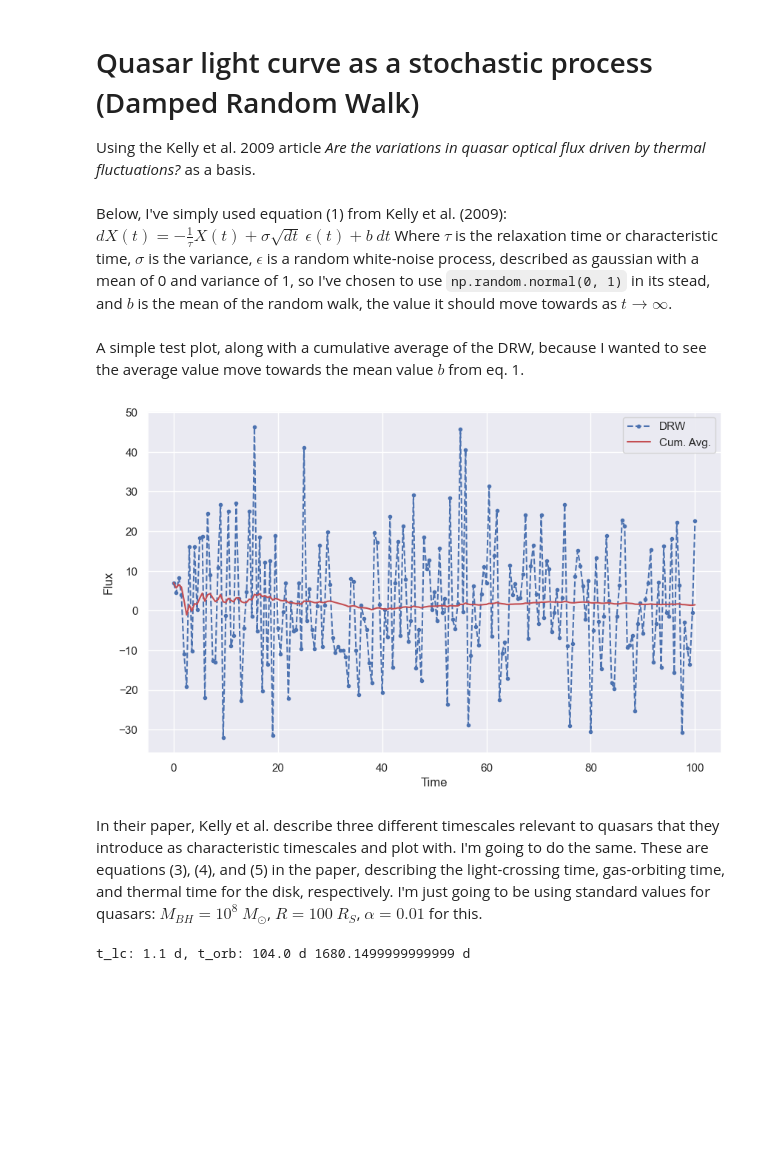
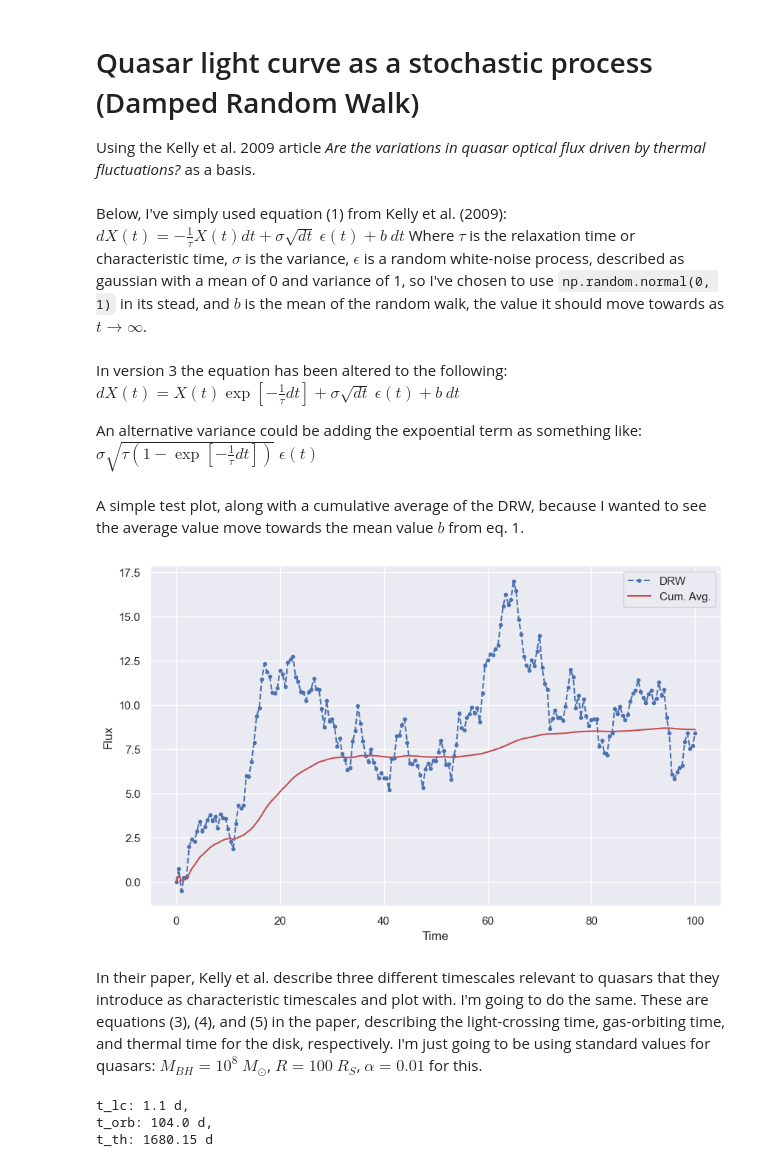
Before and after one commit to maliceious/MastersThesis, a Jupyter notebook: Damped Random Walk.ipynb, the cells around one changed output. Cells and saved outputs as stored; diff of their text form; code cells hidden in the pictures; blank space fills up the shorter version.

```diff
--- a/Damped Random Walk.ipynb
+++ b/Damped Random Walk.ipynb
@@ -9,7 +9,7 @@ seaborn.set_theme()
 # %% [markdown]
 Below, I've simply used equation (1) from Kelly et al. (2009):
 $\begin{equation}
-    dX(t) = -\frac{1}{\tau}X(t) + \sigma\sqrt{dt}\:\epsilon(t) + b\: dt
+    dX(t) = -\frac{1}{\tau}X(t)dt + \sigma\sqrt{dt}\:\epsilon(t) + b\: dt
 \end{equation}$
 Where $\tau$ is the relaxation time or characteristic time, $\sigma$ is the variance, $\epsilon$ is a random white-noise process, described as gaussian with a mean of 0 and variance of 1, so I've chosen to use `np.random.normal(0, 1)` in its stead, and $b$ is the mean of the random walk, the value it should move towards as $t\rightarrow\infty$.
 # %%
@@ -21,7 +21,6 @@ def drw_step(t, tau, sigma, b, x0=0.):
         t (array): the time series
         tau (float): relaxation time / characteristic time scale, origin in characteristic timescales for quasars
         sigma (float): variance
-        epsilon (float): random white noise (gaussian(?)). replaced with np.random.normal(0, 1) for a mean 0, variance 1 gaussian distribution.
         b (float): mean? unsure atm
         x0 (float): starting value
 
@@ -33,29 +32,46 @@ def drw_step(t, tau, sigma, b, x0=0.):
     x[0] = x0
     dt = np.diff(t)
 
+    # version 1: is not affected siginificantly by tau
+    # for i in range(1, len(t)):
+    #     x[i] = - tau**-1 * x[i-1] + sigma*np.sqrt(dt[i-1]) * np.random.normal(0, 1) + b*dt[i-1]
+
+    # version 2: I had forgotten the dt in the first term - this overflows rapidly
+    # for i in range(1, len(t)):
+    #     x[i] = (-x[i-1]/tau) * dt[i-1] + sigma * np.sqrt(dt[i-1]) * np.random.normal(0, 1) + b * dt[i-1]
+
+    # version 3: adding exponential terms all over to make it less prone to overflow
     for i in range(1, len(t)):
-        x[i] = - tau**-1 * x[i-1] + sigma*np.sqrt(dt[i-1]) * np.random.normal(0, 1) + b*dt[i-1]
+        exp_term = np.exp(-dt[i-1] / tau)
+        x[i] = x[i-1] * exp_term + sigma * np.sqrt(dt[i-1]) * np.random.normal(0, 1) + b * (1 - exp_term)
 
     return x
+# %% [markdown]
+In version 3 the equation has been altered to the following:
+$\begin{equation}
+    dX(t) = X(t)\exp{\left[{-\frac{1}{\tau}dt}\right]} + \sigma\sqrt{dt}\:\epsilon(t) + b\: dt
+\end{equation}$
+
+An alternative variance could be adding the expoential term as something like: $\sigma\sqrt{\tau\left(1-\exp{\left[{-\frac{1}{\tau}dt}\right]}\right)}\:\epsilon(t)$
 # %% [markdown]
 A simple test plot, along with a cumulative average of the DRW, because I wanted to see the average value move towards the mean value $b$ from eq. 1.
 # %%
 t = np.linspace(0, 100, 201) # time array
-params = [20, 20, 0, 7] # tau, sigma, epsilon, b
+params = [10, 1, 10] # tau, sigma, b
 drw = drw_step(t, *params)
 
 # plot
 plt.figure(figsize=(10, 6))
 plt.plot(t, drw, '.--', label=('DRW'))
 # cumulative average?
 cumavg = np.cumsum(drw)/np.linspace(1, len(drw), len(drw))
 plt.plot(t, cumavg, 'r', label='Cum. Avg.')
 plt.xlabel('Time')
 plt.ylabel('Flux')
 plt.legend()
 plt.show()
 # %% [output]
-[figure, old version]
+[figure, new version]
 # %% [markdown]
 In their paper, Kelly et al. describe three different timescales relevant to quasars that they introduce as characteristic timescales and plot with. I'm going to do the same. These are equations (3), (4), and (5) in the paper, describing the light-crossing time, gas-orbiting time, and thermal time for the disk, respectively. I'm just going to be using standard values for quasars: $M_{BH} = 10^8\: M_\odot$, $R = 100\: R_S$, $\alpha=0.01$ for this.
 # %%
@@ -71,9 +87,11 @@ t_lc = lambda M=M_BH, R=R: 1.1 * (M/(1e8*c.M_sun)) * (R/(100*R_S(M_BH))) * u.day
 t_orb = lambda M=M_BH, R=R: 104 * (M/(1e8*c.M_sun)) * (R/(100*R_S(M_BH)))**(3/2) * u.day
 t_th = lambda a=alpha, M=M_BH, R=R: 4.6 * (a/0.01)**-1 * (M/(1e8*c.M_sun)) * (R/(100*R_S(M_BH)))**(3/2) * u.yr
 
-print(f't_lc: {t_lc()}, t_orb: {t_orb()}', t_th().to(u.d))
+print(f't_lc: {t_lc()}, \nt_orb: {t_orb()}, \nt_th: {t_th().to(u.d):.2f}')
 # %% [output]
-t_lc: 1.1 d, t_orb: 104.0 d 1680.1499999999999 d
+t_lc: 1.1 d,
+t_orb: 104.0 d,
+t_th: 1680.15 d
 # %%
 timesteps = np.arange(0, 7*365+1, 5)
 
```
Also changed, not shown: parts of 3 cells of this notebook.
